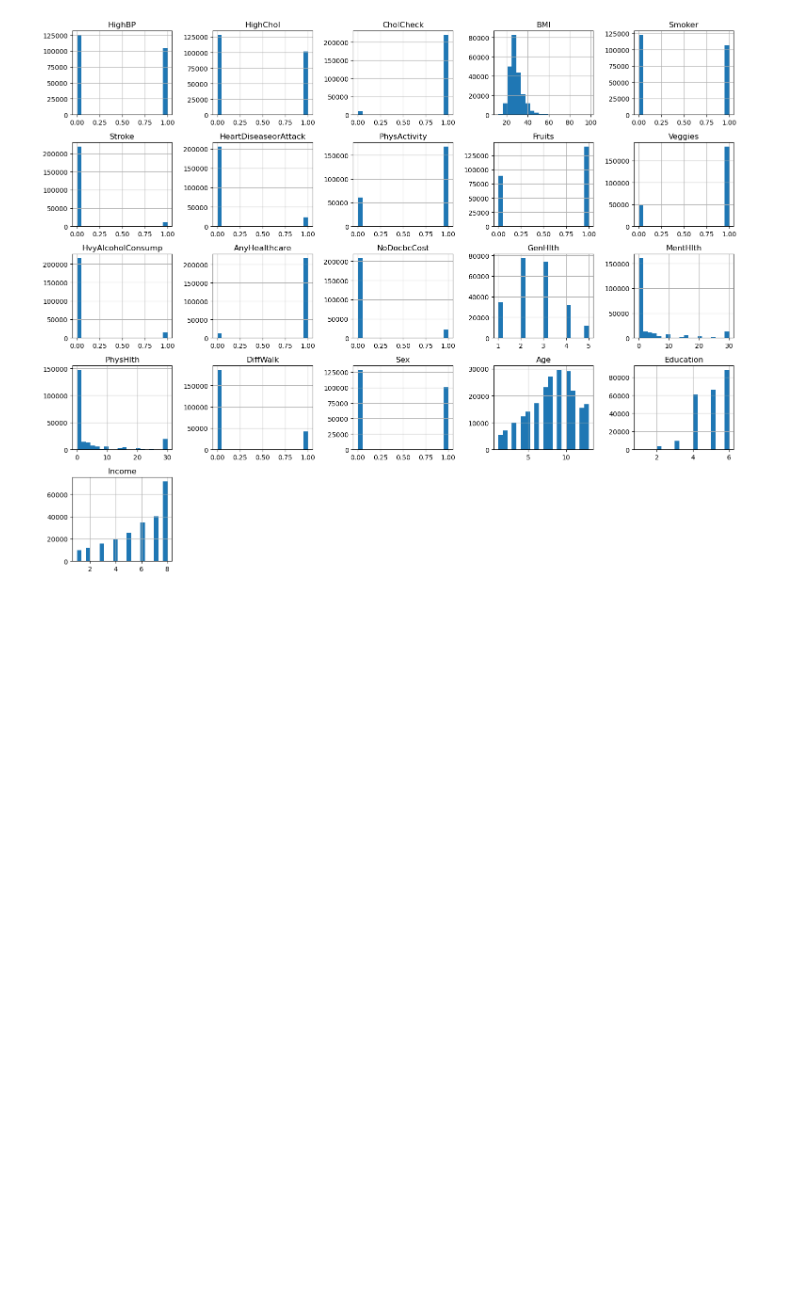
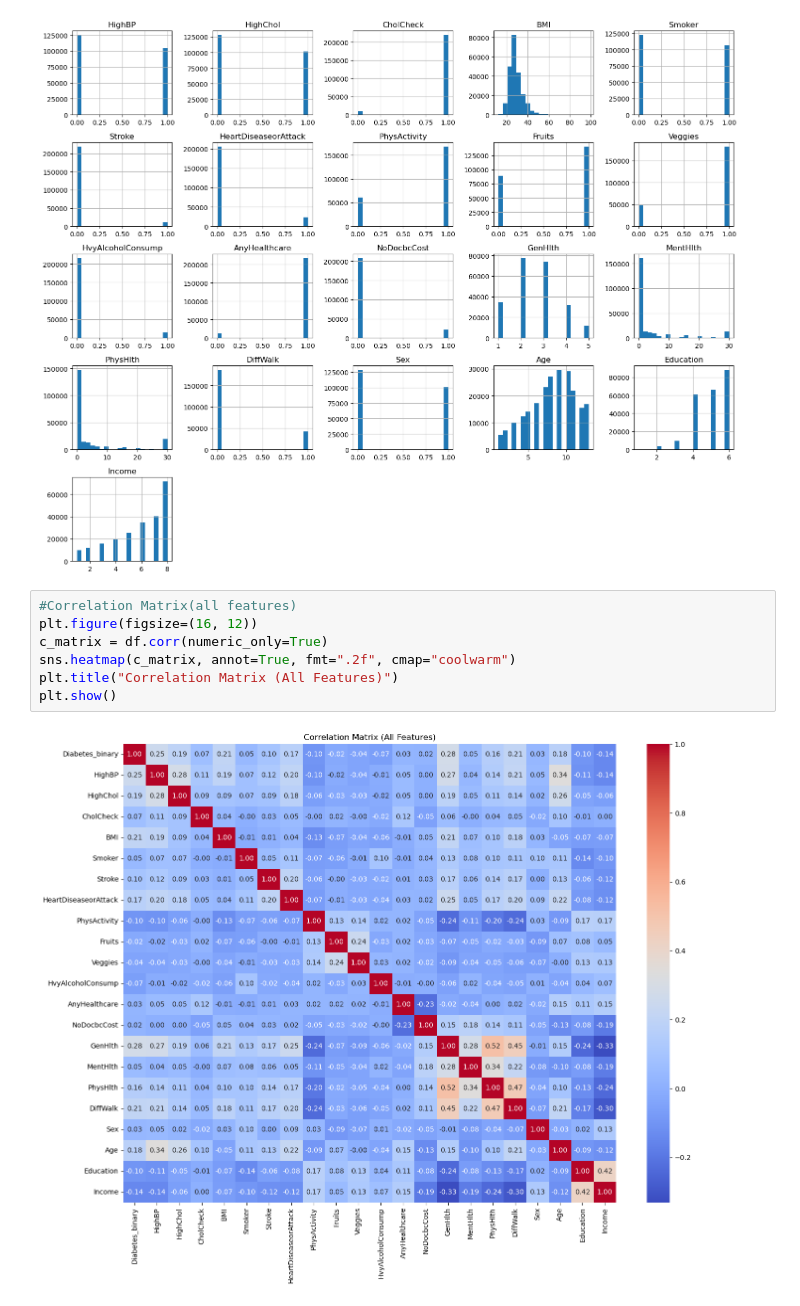
Before and after one commit to najmul19/diabetics_classification_from_daily_activities, a Jupyter notebook: diabatics/diabetics_classification_from_daily_activities.ipynb, the cells around one changed output. Drawn from its saved outputs; the diff is of its cells as text; blank space fills up the shorter version.

```diff
--- a/diabatics/diabetics_classification_from_daily_activities.ipynb
+++ b/diabatics/diabetics_classification_from_daily_activities.ipynb
@@ -197,3 +198,12 @@ plt.tight_layout()
 plt.show()
 # %% [output]
 [figure]
+# %%
+#Correlation Matrix(all features)
+plt.figure(figsize=(16, 12))
+c_matrix = df.corr(numeric_only=True)
+sns.heatmap(c_matrix, annot=True, fmt=".2f", cmap="coolwarm")
+plt.title("Correlation Matrix (All Features)")
+plt.show()
+# %% [output]
+[figure, added]
```
Also changed, not shown: parts of 15 cells of this notebook.
